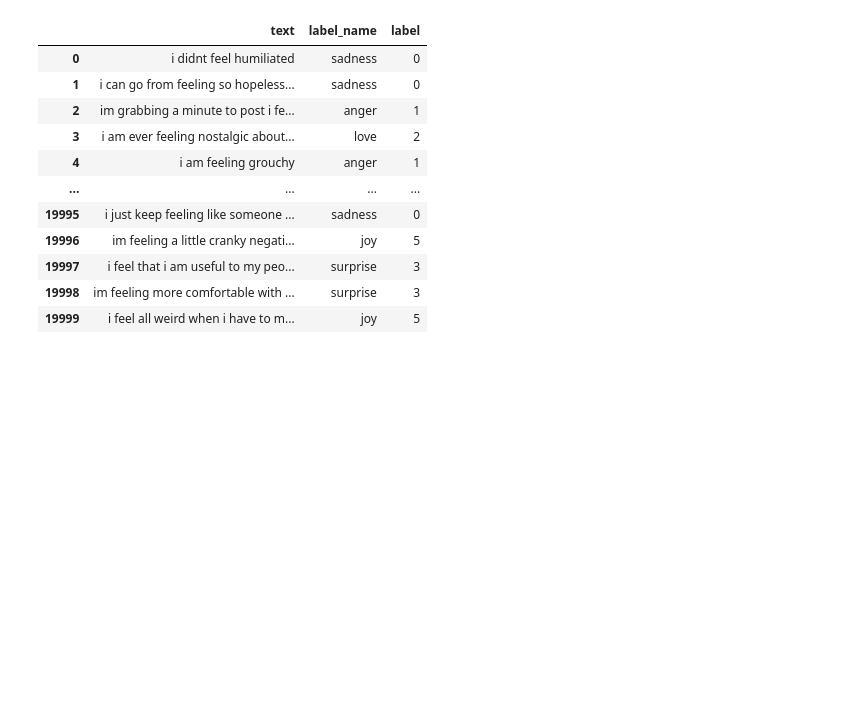
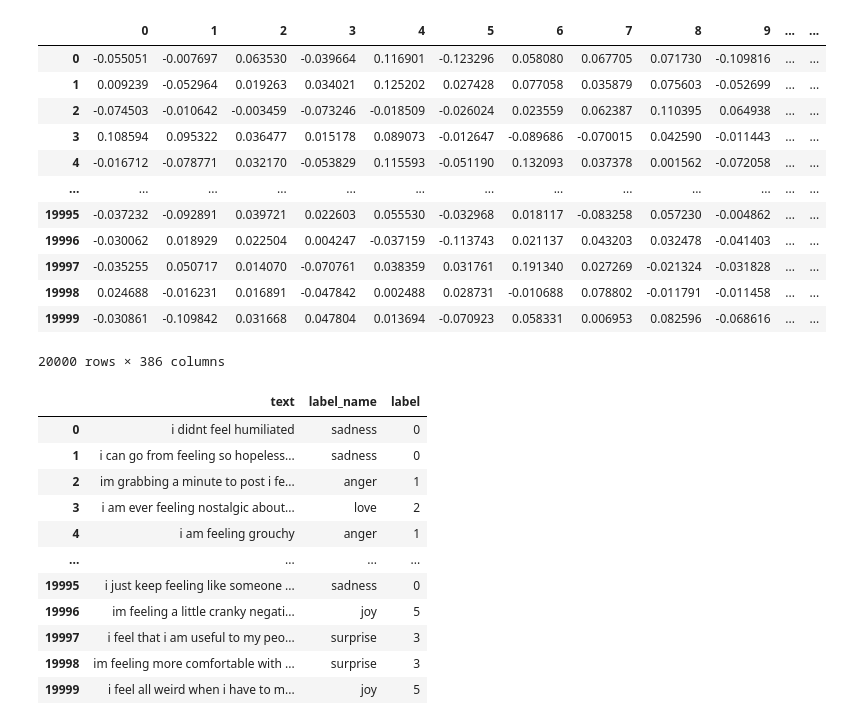
Before and after one commit to MohammedGuniem/Artificial-Intelligence-Machine-Learning, a Jupyter notebook: Artificial Emotions/Classification/Classical ML/encoded_label_names_as_target/decision_tree_label.ipynb, the cells around one changed output. Cells and saved outputs as stored; diff of their text form; code cells hidden in the pictures; blank space fills up the shorter version.

```diff
--- a/Artificial Emotions/Classification/Classical ML/encoded_label_names_as_target/decision_tree_label.ipynb
+++ b/Artificial Emotions/Classification/Classical ML/encoded_label_names_as_target/decision_tree_label.ipynb
@@ -16,0 +15,20 @@ dataset = load_dataset("dair-ai/emotion", "split")
+# %%
+# Read dataset
+df = pd.read_csv('../../../dataset/vectorized_features.csv')
+
+# Display a quick overview of the dataset
+display(df.reset_index(drop=True))
+# %% [output]
+|  | 0 | 1 | 2 | 3 | 4 | 5 | 6 | 7 | 8 | 9 | ... | ... |
+| 0 | -0.055051 | -0.007697 | 0.063530 | -0.039664 | 0.116901 | -0.123296 | 0.058080 | 0.067705 | 0.071730 | -0.109816 | ... | ... |
+| 1 | 0.009239 | -0.052964 | 0.019263 | 0.034021 | 0.125202 | 0.027428 | 0.077058 | 0.035879 | 0.075603 | -0.052699 | ... | ... |
+| 2 | -0.074503 | -0.010642 | -0.003459 | -0.073246 | -0.018509 | -0.026024 | 0.023559 | 0.062387 | 0.110395 | 0.064938 | ... | ... |
+| 3 | 0.108594 | 0.095322 | 0.036477 | 0.015178 | 0.089073 | -0.012647 | -0.089686 | -0.070015 | 0.042590 | -0.011443 | ... | ... |
+| 4 | -0.016712 | -0.078771 | 0.032170 | -0.053829 | 0.115593 | -0.051190 | 0.132093 | 0.037378 | 0.001562 | -0.072058 | ... | ... |
+| ... | ... | ... | ... | ... | ... | ... | ... | ... | ... | ... | ... | ... |
+| 19995 | -0.037232 | -0.092891 | 0.039721 | 0.022603 | 0.055530 | -0.032968 | 0.018117 | -0.083258 | 0.057230 | -0.004862 | ... | ... |
+| 19996 | -0.030062 | 0.018929 | 0.022504 | 0.004247 | -0.037159 | -0.113743 | 0.021137 | 0.043203 | 0.032478 | -0.041403 | ... | ... |
+| 19997 | -0.035255 | 0.050717 | 0.014070 | -0.070761 | 0.038359 | 0.031761 | 0.191340 | 0.027269 | -0.021324 | -0.031828 | ... | ... |
+| 19998 | 0.024688 | -0.016231 | 0.016891 | -0.047842 | 0.002488 | 0.028731 | -0.010688 | 0.078802 | -0.011791 | -0.011458 | ... | ... |
+| 19999 | -0.030861 | -0.109842 | 0.031668 | 0.047804 | 0.013694 | -0.070923 | 0.058331 | 0.006953 | 0.082596 | -0.068616 | ... | ... |
+20000 rows × 386 columns
```
Also changed, not shown: parts of 4 cells of this notebook.
